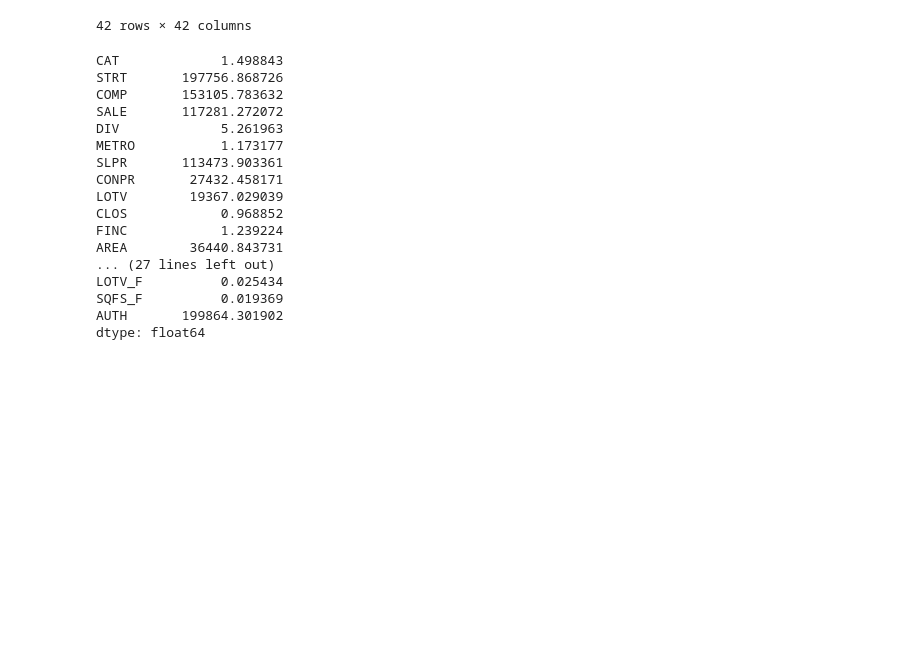
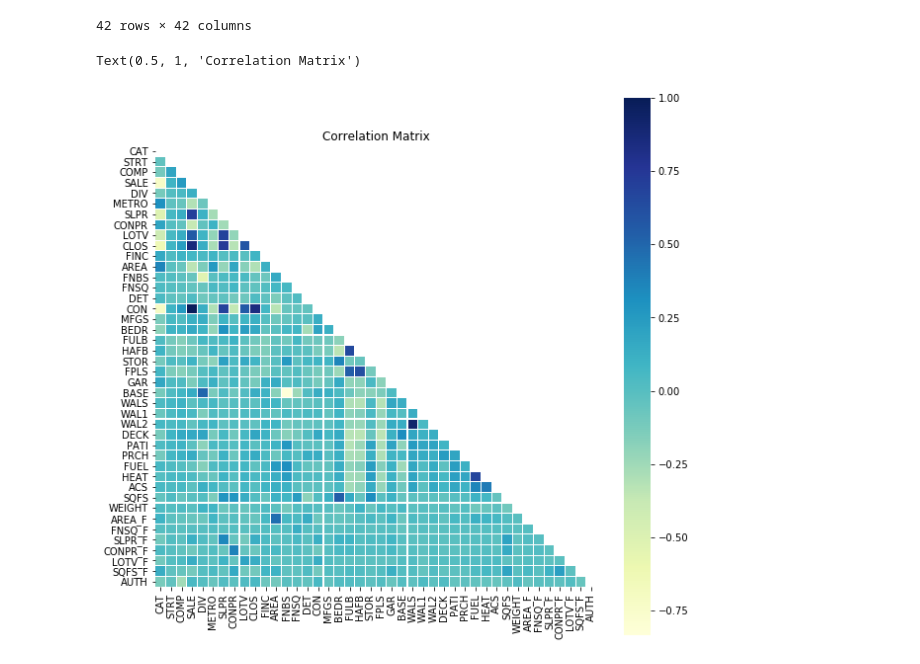
Before and after one commit to gassergalalali/MST-IST-5520-SP2020-Group-7, a Jupyter notebook: Data Description.ipynb, the cells around one changed output. Drawn from its saved outputs; the diff is of its cells as text; code cells hidden in the pictures; blank space fills up the shorter version.

```diff
--- a/Data Description.ipynb
+++ b/Data Description.ipynb
@@ -57,26 +57,11 @@ dt.corr()
 # %%
 #Heat Map Showing correlations among the varibales
 corr = dt.corr()
 f, ax = plt.subplots(figsize =(10, 10))
 mask = np.zeros_like(corr)
 mask[np.triu_indices_from(mask)] = True
-sns.heatmap(corrs, cmap='YlGnBu', mask=mask, square=True, linewidths = 0.1)
+sns.heatmap(corr, cmap='YlGnBu', mask=mask, square=True, linewidths = 0.1)
 plt.title('Correlation Matrix')
 # %% [output]
-CAT             1.498843
-STRT       197756.868726
-COMP       153105.783632
-SALE       117281.272072
-DIV             5.261963
-METRO           1.173177
-SLPR       113473.903361
-CONPR       27432.458171
-LOTV        19367.029039
-CLOS            0.968852
-FINC            1.239224
-AREA        36440.843731
-... (27 lines left out)
-LOTV_F          0.025434
-SQFS_F          0.019369
-AUTH       199864.301902
-dtype: float64
+Text(0.5, 1, 'Correlation Matrix')
+[figure, added]
```
